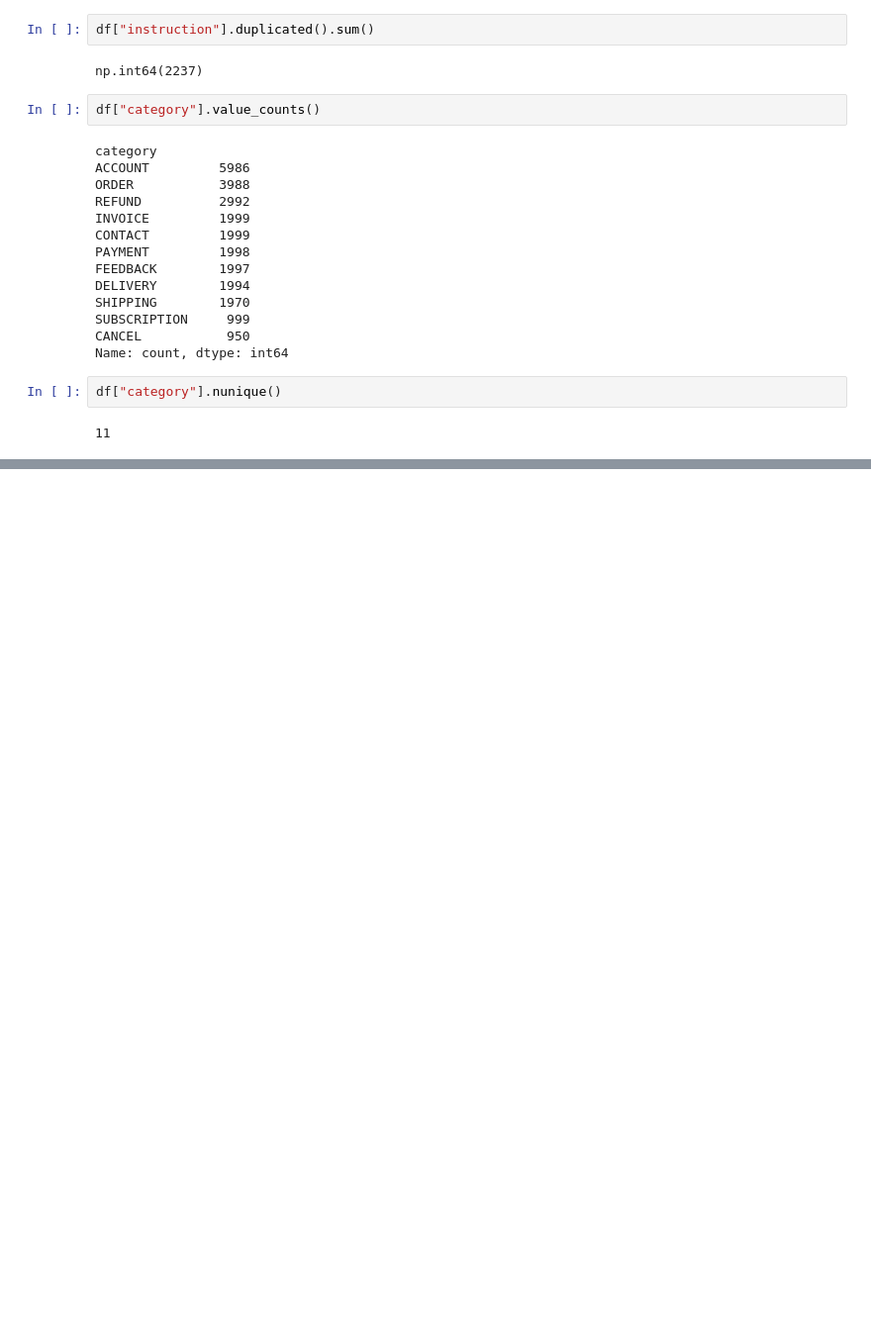
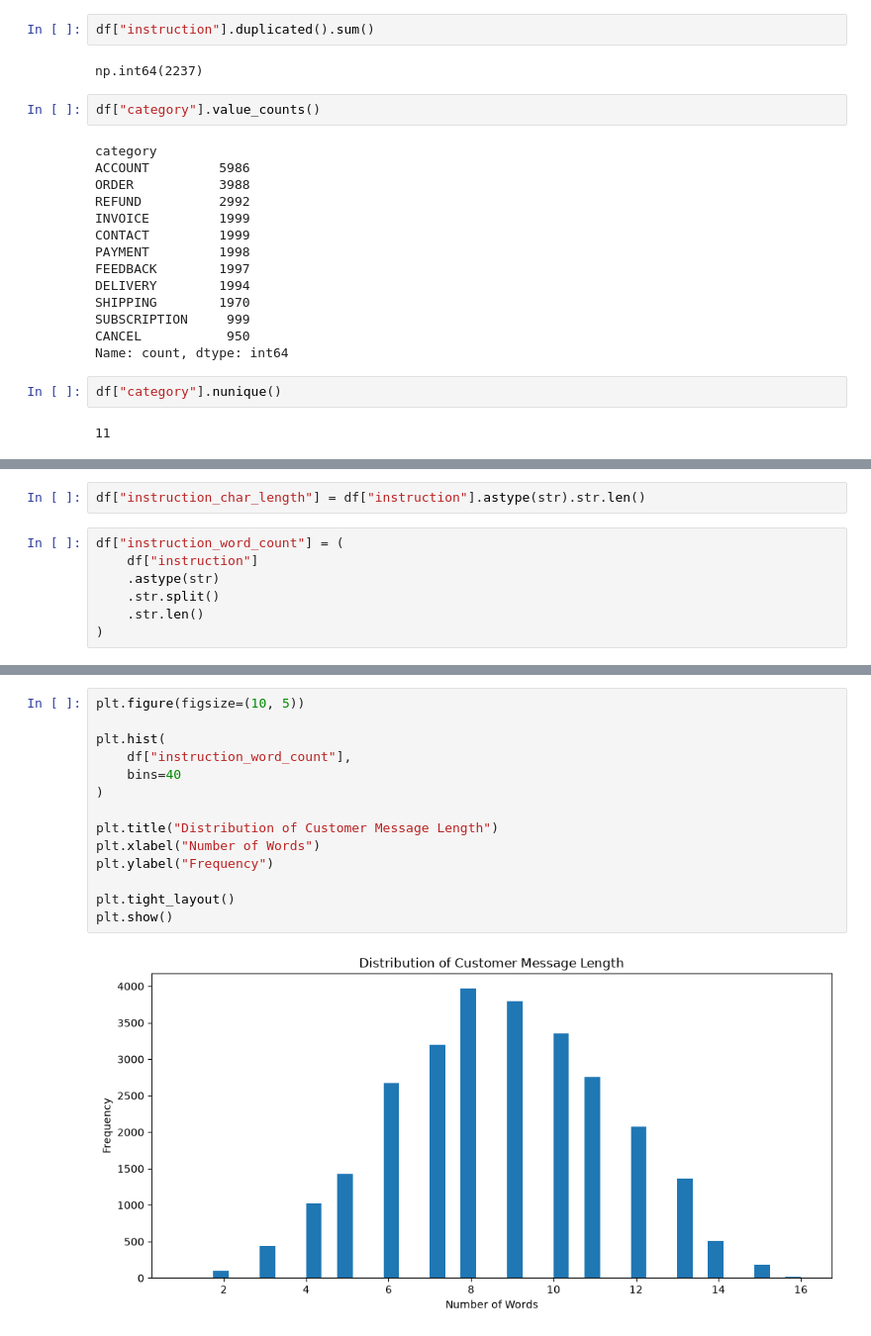
Before and after one commit to Charith-01/GenAI-Powered-Customer-Support-Assistant-with-RAG, a Jupyter notebook: notebooks/01_data_exploration.ipynb, the cells around one changed output, grey strips where cells are left out. Shown at 99% size. Cells and saved outputs as stored; diff of their text form; blank space fills up the shorter version.

```diff
--- a/notebooks/01_data_exploration.ipynb
+++ b/notebooks/01_data_exploration.ipynb
@@ -118,0 +380,9 @@ df["category"].nunique()
+# %%
+df["instruction_char_length"] = df["instruction"].astype(str).str.len()
+# %%
+df["instruction_word_count"] = (
+    df["instruction"]
+    .astype(str)
+    .str.split()
+    .str.len()
+)
@@ -118,0 +404,16 @@ df["category"].nunique()
+# %%
+plt.figure(figsize=(10, 5))
+
+plt.hist(
+    df["instruction_word_count"],
+    bins=40
+)
+
+plt.title("Distribution of Customer Message Length")
+plt.xlabel("Number of Words")
+plt.ylabel("Frequency")
+
+plt.tight_layout()
+plt.show()
+# %% [output]
+[figure, added]
```
Also changed, not shown: parts of 29 cells of this notebook.
